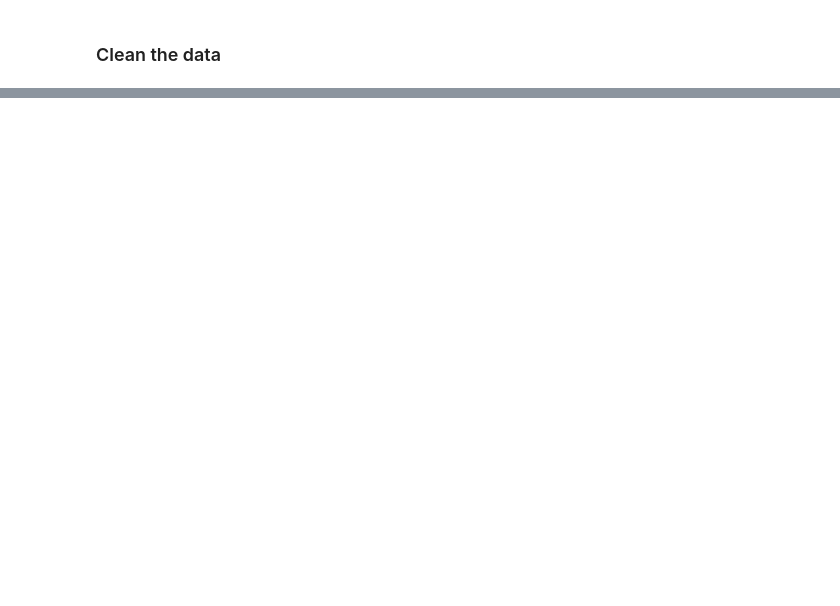
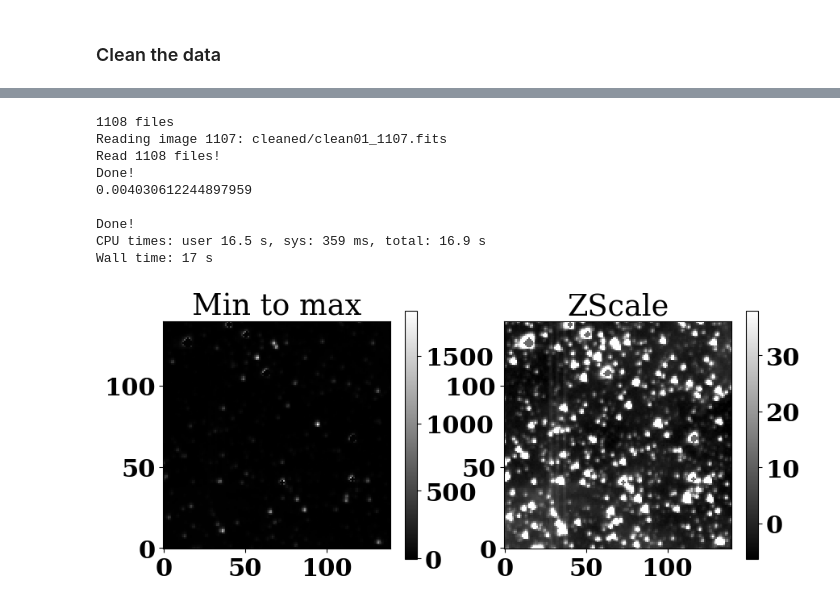
Before and after one commit to Mikea1985/cleany, a Jupyter notebook: notebooks/cleaning.ipynb, the cells around one changed output, grey strips where cells are left out. Saved outputs shown, nothing was run; the diff lists cells and outputs as text; code cells hidden in the pictures; blank space fills up the shorter version.

```diff
--- a/notebooks/cleaning.ipynb
+++ b/notebooks/cleaning.ipynb
@@ -188,23 +256,34 @@ make_plots(C.cleaned_data.data[220])
 # %%
 %%time
 """
 Mask bright pixels and print the fraction of pixels masked.
 """
 # If you want to simply reuse the existing DataCleaner object, comment out the lines from here ...
 filenames = sorted(data_dir.glob("clean01*.fits"))[0::]
 print(len(filenames), "files")
-C = cleaner.DataCleaner(filenames, extno=0, EXPTIME="EXPOSURE", EXPUNIT="d", MAGZERO=18.0,
+C = cleaner.DataCleaner(filenames, extno=0, EXPTIME="EXPOSURE", EXPUNIT="d",
                         MJD_START="BJDREFI+TSTART+-2400000.5", GAIN="GAINA", FILTER="-Tess", verbose=False)
 # ... to here (you can also consider commenting out the `save_cleaned` step in the previous cell)
 
 C.mask_bright_sources(20000, 3.0)  # Large mask around very bright sources
 C.mask_bright_sources(2000, 1.0)  # Smaller mask around lesser bright sources
 # Print fraction of pixels masked
 print(np.sum(np.isnan(C.cleaned_data.data))/(np.prod(np.shape(C.cleaned_data.data))))
 # Save this step
 C.save_cleaned(str(data_dir/"clean02"))
 # Plot
-make_plots(C.cleaned_data.data[220])
+make_plots(C.cleaned_data.data[440])
+# %% [output]
+1108 files
+Reading image 1107: cleaned/clean01_1107.fits
+Read 1108 files!
+Done!
+0.004030612244897959
+
+Done!
+CPU times: user 16.5 s, sys: 359 ms, total: 16.9 s
+Wall time: 17 s
+[figure, added]
 # %%
 %%time
 """
```
Also changed, not shown: parts of 14 cells of this notebook, 2 other files.
